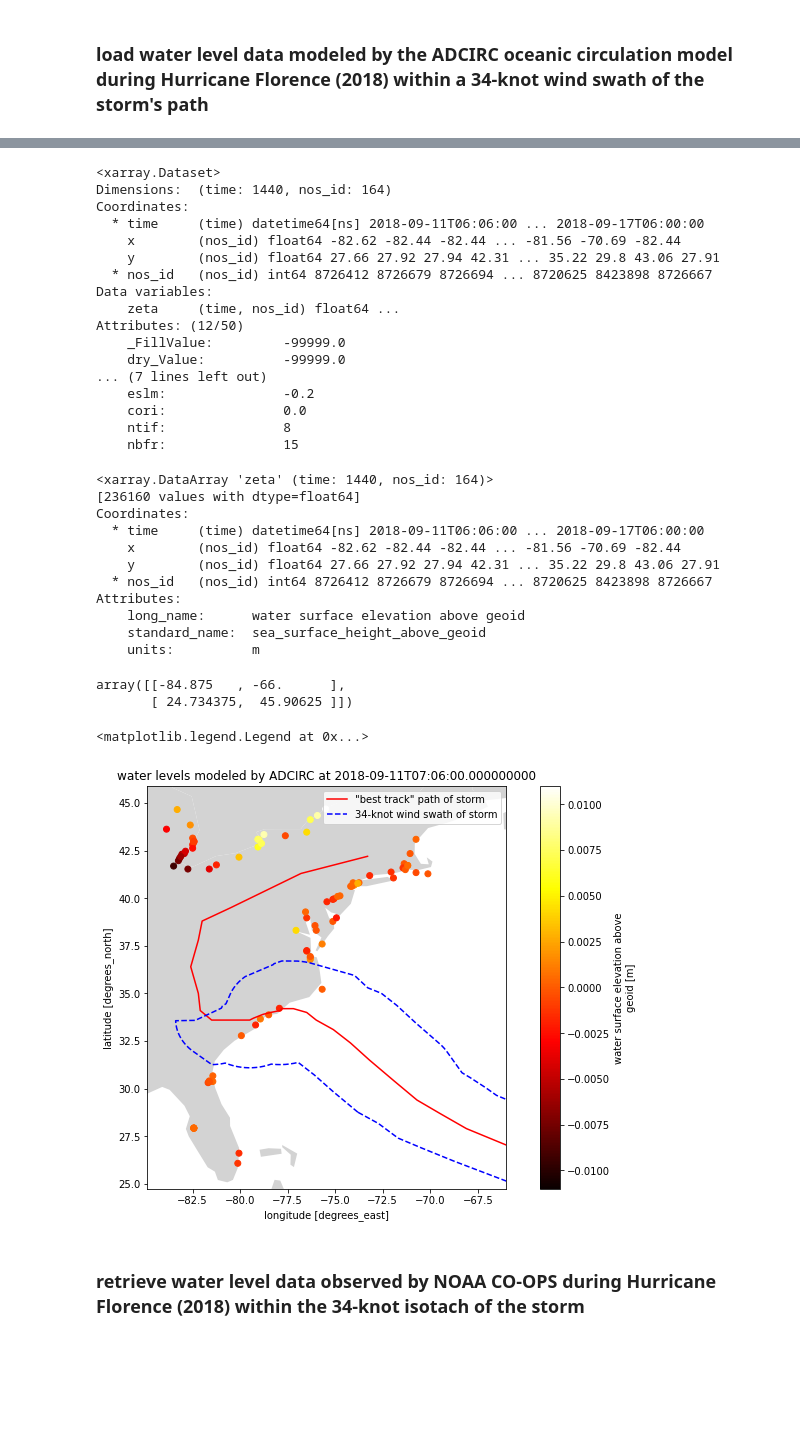
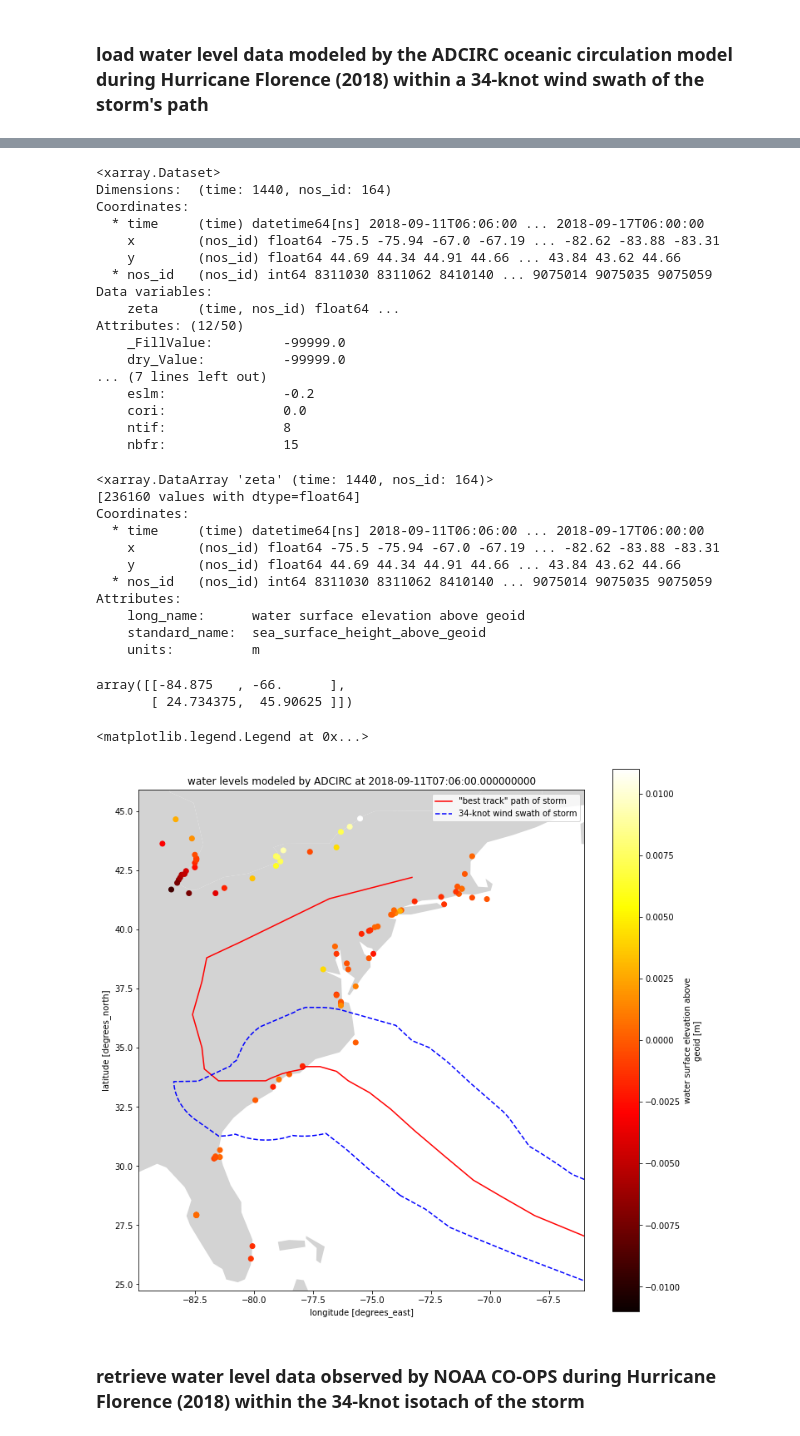
Before and after one commit to zacharyburnett/GEOG606, a Jupyter notebook: final/final_20220503.ipynb, the cells around one changed output, grey strips where cells are left out. Cells and saved outputs as stored; diff of their text form; code cells hidden in the pictures; blank space fills up the shorter version.

```diff
--- a/final/final_20220503.ipynb
+++ b/final/final_20220503.ipynb
@@ -125,15 +126,16 @@ modeled_water_levels = modeled_water_levels.drop(['nos_id'])
 modeled_water_levels = modeled_water_levels.rename({
     'station': 'nos_id',
 })
+modeled_water_levels = modeled_water_levels.sortby('nos_id')
 modeled_water_levels
 # %% [output]
 <xarray.Dataset>
 Dimensions:  (time: 1440, nos_id: 164)
 Coordinates:
   * time     (time) datetime64[ns] 2018-09-11T06:06:00 ... 2018-09-17T06:00:00
-    x        (nos_id) float64 -82.62 -82.44 -82.44 ... -81.56 -70.69 -82.44
-    y        (nos_id) float64 27.66 27.92 27.94 42.31 ... 35.22 29.8 43.06 27.91
-  * nos_id   (nos_id) int64 8726412 8726679 8726694 ... 8720625 8423898 8726667
+    x        (nos_id) float64 -75.5 -75.94 -67.0 -67.19 ... -82.62 -83.88 -83.31
+    y        (nos_id) float64 44.69 44.34 44.91 44.66 ... 43.84 43.62 44.66
+  * nos_id   (nos_id) int64 8311030 8311062 8410140 ... 9075014 9075035 9075059
 Data variables:
     zeta     (time, nos_id) float64 ...
 Attributes: (12/50)
@@ -151,9 +153,9 @@ modeled_water_levels['zeta']
 [236160 values with dtype=float64]
 Coordinates:
   * time     (time) datetime64[ns] 2018-09-11T06:06:00 ... 2018-09-17T06:00:00
-    x        (nos_id) float64 -82.62 -82.44 -82.44 ... -81.56 -70.69 -82.44
-    y        (nos_id) float64 27.66 27.92 27.94 42.31 ... 35.22 29.8 43.06 27.91
-  * nos_id   (nos_id) int64 8726412 8726679 8726694 ... 8720625 8423898 8726667
+    x        (nos_id) float64 -75.5 -75.94 -67.0 -67.19 ... -82.62 -83.88 -83.31
+    y        (nos_id) float64 44.69 44.34 44.91 44.66 ... 43.84 43.62 44.66
+  * nos_id   (nos_id) int64 8311030 8311062 8410140 ... 9075014 9075035 9075059
 Attributes:
     long_name:      water surface elevation above geoid
     standard_name:  sea_surface_height_above_geoid
@@ -170,23 +172,23 @@ stations_bounds
 array([[-84.875   , -66.      ],
        [ 24.734375,  45.90625 ]])
 # %%
-figure = pyplot.figure(figsize=(12, 12 / 1.61803398875))
+figure = pyplot.figure(figsize=(12, 12))
 axis = figure.add_subplot(1, 1, 1)
 
 countries.plot(color='lightgrey', ax=axis)
 best_track.data.plot.line(x='longitude', y='latitude', c='red', label='"best track" path of storm', ax=axis)
 axis.plot(*wind_swath_34kt.exterior.xy, '--', c='blue', label='34-knot wind swath of storm')
 axis.set_xlim(*stations_bounds[0, :])
 axis.set_ylim(*stations_bounds[1, :])
 
 modeled_water_levels_at_selected_time = modeled_water_levels.isel(time=10)
 modeled_water_levels_at_selected_time.plot.scatter(x='x', y='y', hue='zeta', cmap='hot', ax=axis)
+
 axis.set_title(f'water levels modeled by ADCIRC at {modeled_water_levels_at_selected_time["time"].values}')
-
 axis.legend()
 # %% [output]
 <matplotlib.legend.Legend at 0x...>
-[figure, old version]
+[figure, new version]
 # %% [markdown]
 ### retrieve water level data observed by NOAA CO-OPS during Hurricane Florence (2018) within the 34-knot isotach of the storm
 # %%
```
Also changed, not shown: parts of 25 cells of this notebook.
